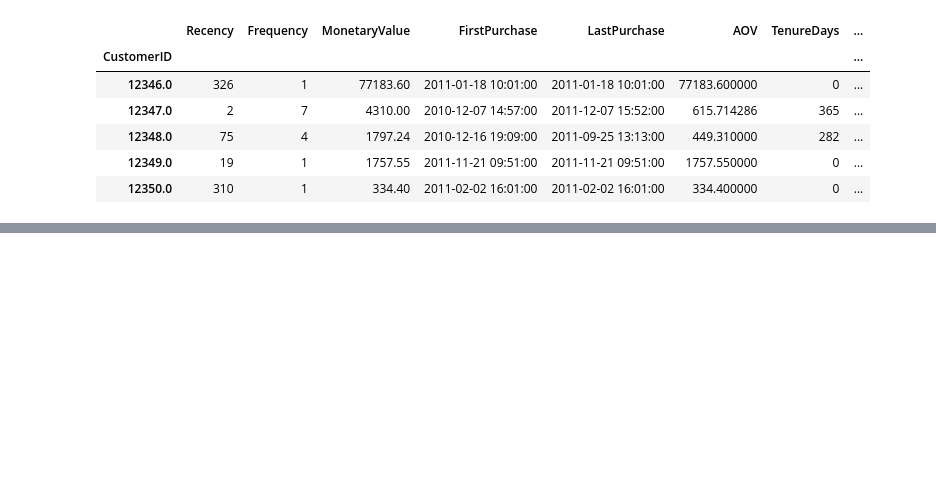
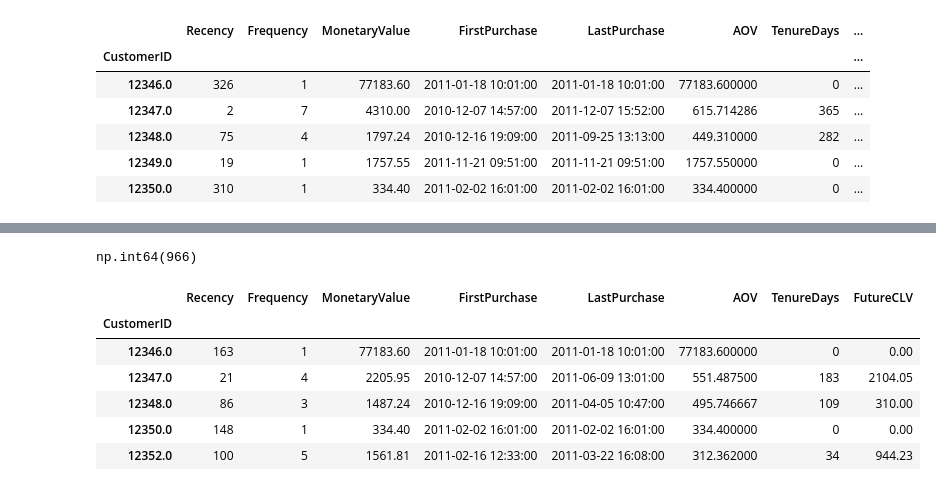
Before and after one commit to SaifEldeen11/customer-lifetime-value-analysis, a Jupyter notebook: CustomerLifetimeValue.ipynb, the cells around one changed output, grey strips where cells are left out. Drawn from its saved outputs; the diff is of its cells as text; code cells hidden in the pictures; blank space fills up the shorter version.

```diff
--- a/CustomerLifetimeValue.ipynb
+++ b/CustomerLifetimeValue.ipynb
@@ -190,0 +258,14 @@ customer_features.head()
+# %%
+(model_df['FutureCLV'] == 0).sum()
+# %% [output]
+np.int64(966)
+# %%
+model_df.head()
+# %% [output]
+|  | Recency | Frequency | MonetaryValue | FirstPurchase | LastPurchase | AOV | TenureDays | FutureCLV |
+| CustomerID |  |  |  |  |  |  |  |  |
+| 12346.0 | 163 | 1 | 77183.60 | 2011-01-18 10:01:00 | 2011-01-18 10:01:00 | 77183.600000 | 0 | 0.00 |
+| 12347.0 | 21 | 4 | 2205.95 | 2010-12-07 14:57:00 | 2011-06-09 13:01:00 | 551.487500 | 183 | 2104.05 |
+| 12348.0 | 86 | 3 | 1487.24 | 2010-12-16 19:09:00 | 2011-04-05 10:47:00 | 495.746667 | 109 | 310.00 |
+| 12350.0 | 148 | 1 | 334.40 | 2011-02-02 16:01:00 | 2011-02-02 16:01:00 | 334.400000 | 0 | 0.00 |
+| 12352.0 | 100 | 5 | 1561.81 | 2011-02-16 12:33:00 | 2011-03-22 16:08:00 | 312.362000 | 34 | 944.23 |
```
Also changed, not shown: parts of 29 cells of this notebook.
